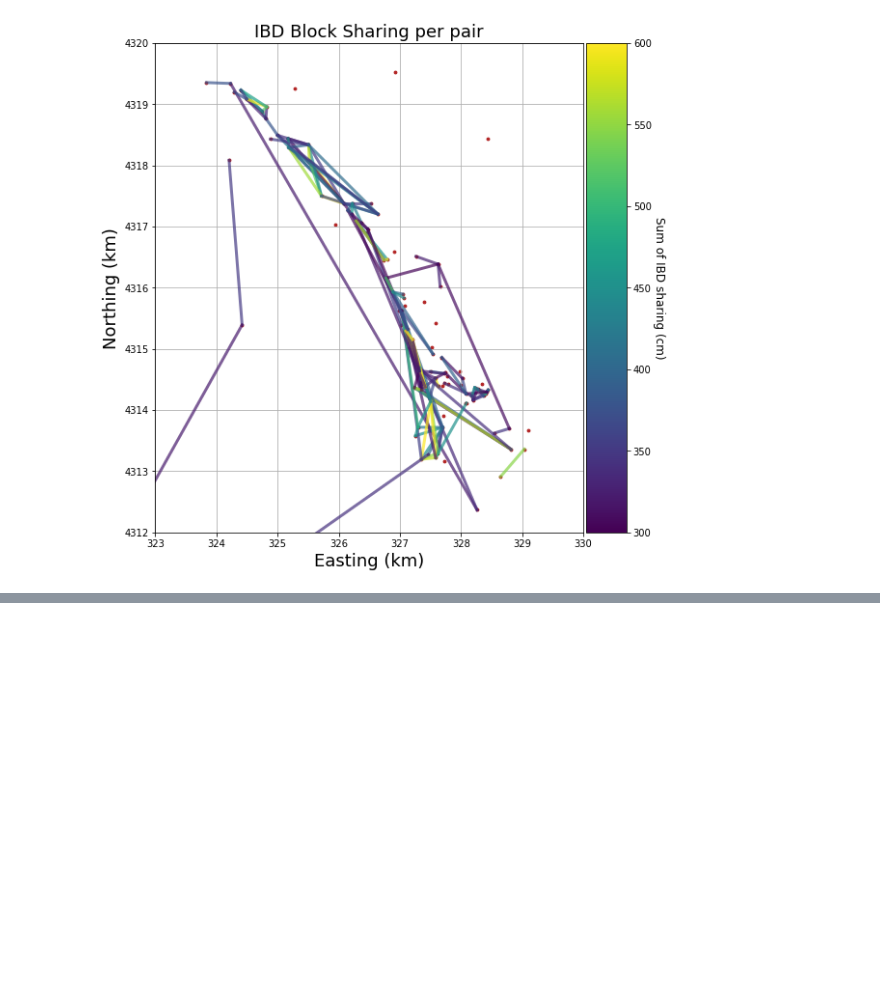
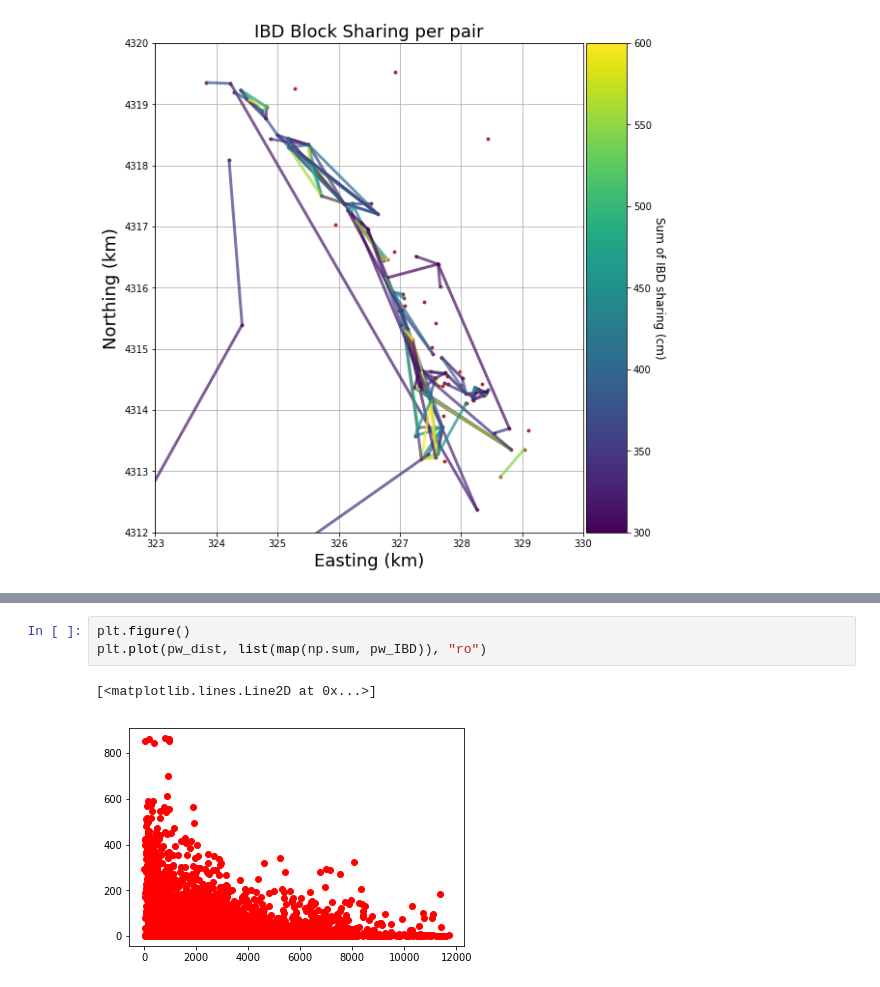
Before and after one commit to hringbauer/Boechera_Analysis, a Jupyter notebook: Notebooks/geo_decay_ibd.ipynb, the cells around one changed output, grey strips where cells are left out. Cells and saved outputs as stored; diff of their text form; blank space fills up the shorter version.

```diff
--- a/Notebooks/geo_decay_ibd.ipynb
+++ b/Notebooks/geo_decay_ibd.ipynb
@@ -631,0 +753,6 @@ plt.show()
+# %%
+plt.figure()
+plt.plot(pw_dist, list(map(np.sum, pw_IBD)), "ro")
+# %% [output]
+[<matplotlib.lines.Line2D at 0x...>]
+[figure, added]
```
Also changed, not shown: parts of 13 cells of this notebook, 4 other files.
